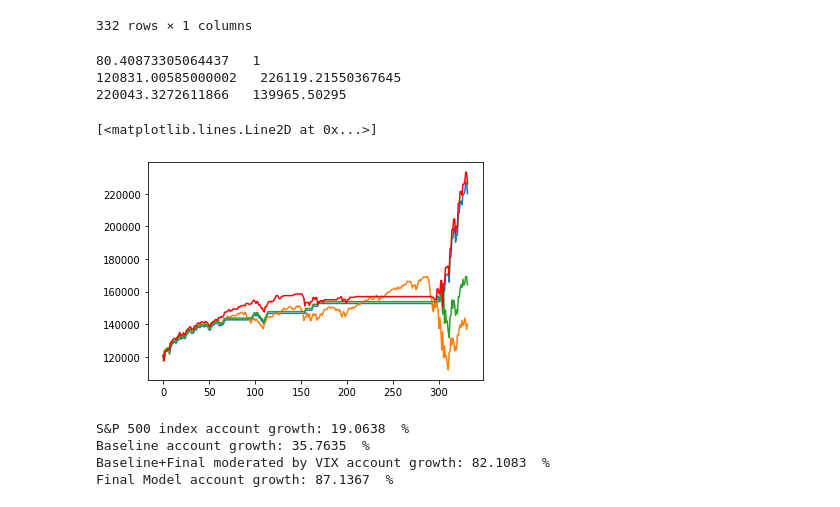
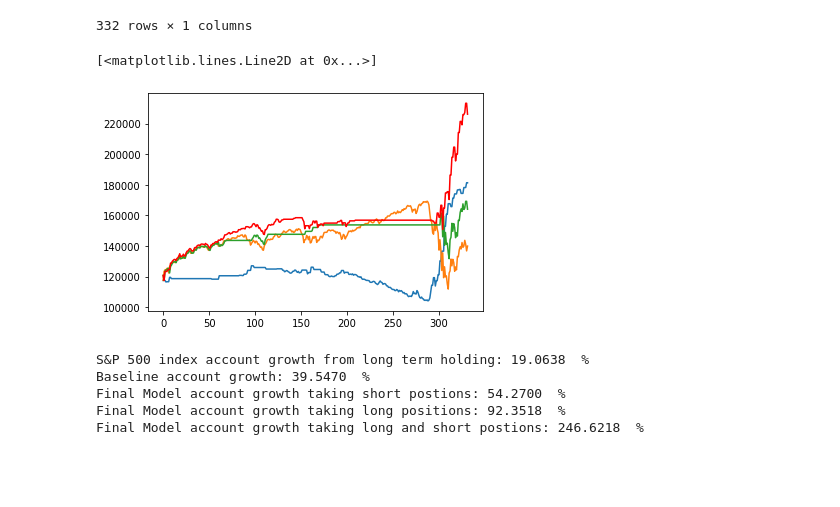
Before and after one commit to akframe123/bigdataproject, a Jupyter notebook: project.ipynb, the cells around one changed output. Drawn from its saved outputs; the diff is of its cells as text; code cells hidden in the pictures; blank space fills up the shorter version.

```diff
--- a/project.ipynb
+++ b/project.ipynb
@@ -857,10 +857,34 @@ def buyOrSell(testPredict,X_test,position,value):
         if testPredict >= X_test:
 
             return value,position,value*X_test
+# %%
+def shortOrLong(testPredict,X_test,position,value,short):
+    if not position:
+        if testPredict >= X_test:
+            return value,position,value,short
+        if testPredict < X_test:
+            nums = value//X_test
+            value += nums*X_test
+            short = nums
+            position = 1
+            return value,position,value-short*X_test,short
+    if position:
+        if testPredict < X_test:
+
+            value-=((.07*X_test*short)/360)
+            return value,position,value-short*X_test,short
+        if testPredict >= X_test:
+            value-=short*X_test
+            position = 0
+            return value,position,value,short
 # %%
 value = 50
 valuem = 50
 valueb = 50
+short = 0
+shortl = 0
+positions=0
+positionsl=1
 position = 1
 positionm = 1
 positionb = 1
@@ -868,10 +892,16 @@ l = []
 rvlc=[]
 rvlb=[]
 rvlm=[]
+rvls=[]
+rvlsl=[]
 vol = list(test1["Close_y"].iloc[splt:])
 atpl = list(testPredict)
+ylist = list(Y_test)
 btpl= list(btestPredict)
 xtl = list(xts["Close_x"])
+starting=50*ylist[0]
+values=50*ylist[0]
+valuesl=50*ylist[0]
 
 for i in range(len(testPredict)):
     if vol[i] > 25:
@@ -881,35 +911,23 @@ for i in range(len(testPredict)):
     value,position,realval = buyOrSell(tpl,xtl[i],position,value)
     valuem,positionm,realvalm = buyOrSell(atpl[i],xtl[i],positionm,valuem)
     valueb,positionb,realvalb = buyOrSell(btpl[i],xtl[i],positionb,valueb)
+    values,positions,realvals,short = shortOrLong(atpl[i],xtl[i],positions,values,short)
+    valuesl,positionsl,realvalsl,shortl = shortOrLong(atpl[i],xtl[i],positionsl,valuesl,shortl)
+    rvls.append(realvals)
+    rvlsl.append(realvalsl+realvalm)
     rvlm.append(realvalm)
     rvlb.append(realvalb)
     rvlc.append(realval)
-print(value," ",position)
-print(rvlm[0]," ",rvlm[-1])
-print(rvlc[-1]," ", 50*Y_test[-1])
-# %% [output]
-80.40873305064437   1
-120831.00585000002   226119.21550367645
-220043.3272611866   139965.50295
 # %%
 
 yrl=[]
+
 for i in Y_test:
     yrl.append(i*50)
-plt.plot(rvlc)
+plt.plot(rvls)
 plt.plot(yrl)
 plt.plot(rvlb)
 plt.plot(rvlm, color = "r")
 # %% [output]
 [<matplotlib.lines.Line2D at 0x...>]
-[figure, old version]
+[figure, new version]
-# %%
-print("S&P 500 index account growth: %.4f " % (((yrl[-1] - yrl[0])/yrl[0])*100),"%")
-print("Baseline account growth: %.4f " % (((rvlb[-1] - rvlb[0])/rvlb[0])*100),"%")
-print("Baseline+Final moderated by VIX account growth: %.4f " % (((rvlc[-1] - rvlc[0])/rvlc[0])*100),"%")
-print("Final Model account growth: %.4f " % (((rvlm[-1] - rvlm[0])/rvlm[0])*100),"%")
-# %% [output]
-S&P 500 index account growth: 19.0638  %
-Baseline account growth: 35.7635  %
-Baseline+Final moderated by VIX account growth: 82.1083  %
-Final Model account growth: 87.1367  %
@@ -917,0 +934,12 @@ plt.plot(vol)
+# %%
+print("S&P 500 index account growth from long term holding: %.4f " % (((yrl[-1] - starting)/starting)*100),"%")
+print("Baseline account growth: %.4f " % (((rvlb[-1] - starting)/starting)*100),"%")
+print("Final Model account growth taking short postions: %.4f " % (((rvls[-1] - starting)/starting)*100),"%")
+print("Final Model account growth taking long positions: %.4f " % (((rvlm[-1] - starting)/starting)*100),"%")
+print("Final Model account growth taking long and short postions: %.4f " % (((rvlsl[-1] - starting)/starting)*100),"%")
+# %% [output]
+S&P 500 index account growth from long term holding: 19.0638  %
+Baseline account growth: 39.5470  %
+Final Model account growth taking short postions: 54.2700  %
+Final Model account growth taking long positions: 92.3518  %
+Final Model account growth taking long and short postions: 246.6218  %
```
Also changed, not shown: parts of 2 cells of this notebook.
